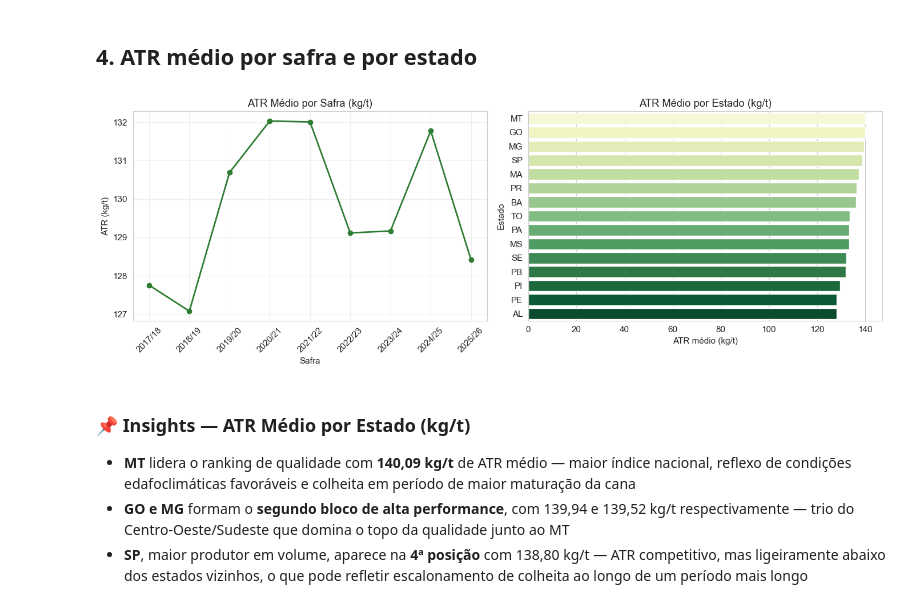
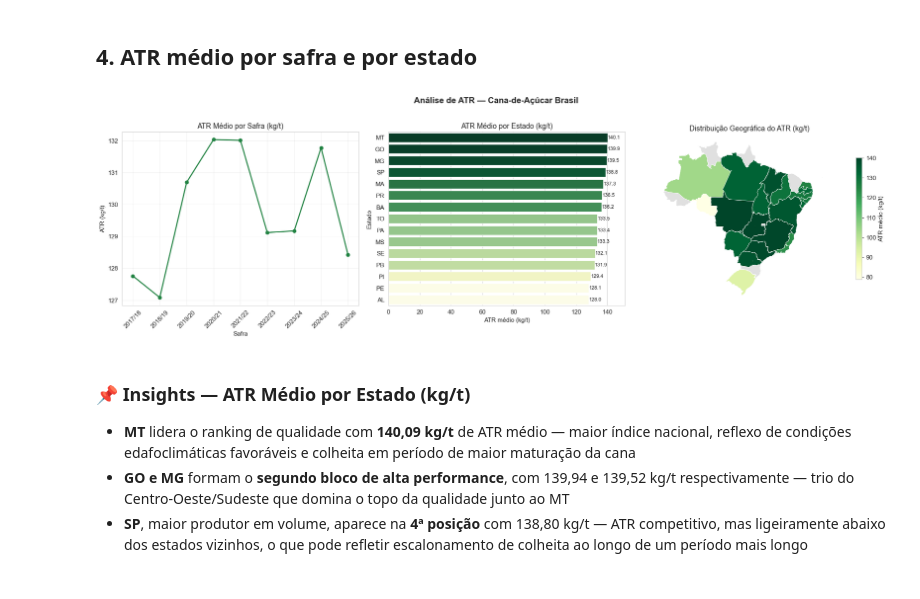
Before and after one commit to agnaldo-gonzaga/analise-producao-cana-conab, a Jupyter notebook: notebooks/03_vizualizacoes.ipynb, the cells around one changed output. Cells and saved outputs as stored; diff of their text form; code cells hidden in the pictures.

Commit message:
feat(viz): adiciona mapa choropleth ao painel de ATR médio por estado e atualiza dependências

```diff
--- a/notebooks/03_vizualizacoes.ipynb
+++ b/notebooks/03_vizualizacoes.ipynb
@@ -218,28 +222,79 @@ Image('../reports/figures/03_acucar_vs_etanol.png', width=800)
 # %% [markdown]
 ## 4. ATR médio por safra e por estado
 # %%
-atr_safra = df.groupby('ano_agricola')['produtcao_atr_kg_t'].mean().reset_index()
+# --- dados ---
+atr_safra  = df.groupby('ano_agricola')['produtcao_atr_kg_t'].mean().reset_index()
+atr_estado = df.groupby('uf')['produtcao_atr_kg_t'].mean().reset_index()
+atr_estado.columns = ['uf', 'atr_medio']
 
-fig, axes = plt.subplots(1, 2, figsize=(14, 5))
+# --- shapefile local ---
+gdf = gpd.read_file('../data/raw/BR_UF_2022.zip')
+gdf = gdf.merge(atr_estado, left_on='SIGLA_UF', right_on='uf', how='left')
 
-axes[0].plot(atr_safra['ano_agricola'], atr_safra['produtcao_atr_kg_t'], marker='o', color='#2e7d32', linewidth=2)
-axes[0].set_title('ATR Médio por Safra (kg/t)')
+# --- paleta de referência extraída do cmap YlGn ---
+cmap      = cm.get_cmap('YlGn')
+cor_linha = mcolors.to_hex(cmap(0.75))
+
+atr_top15  = atr_estado.sort_values('atr_medio', ascending=False).head(15)
+norm       = mcolors.Normalize(vmin=atr_top15['atr_medio'].min(),
+                               vmax=atr_top15['atr_medio'].max())
+cor_barras = [mcolors.to_hex(cmap(norm(v))) for v in atr_top15['atr_medio']]
+
+# --- layout ---
+fig, axes = plt.subplots(1, 3, figsize=(20, 6))
+
+# 1. Linha — ATR por safra
+axes[0].plot(
+    atr_safra['ano_agricola'], atr_safra['produtcao_atr_kg_t'],
+    marker='o', color=cor_linha, linewidth=2
+)
+axes[0].set_title('ATR Médio por Safra (kg/t)', fontsize=13)
 axes[0].set_xlabel('Safra')
 axes[0].set_ylabel('ATR (kg/t)')
 axes[0].tick_params(axis='x', rotation=45)
 axes[0].grid(True, alpha=0.3)
 
-atr_estado = df.groupby('uf')['produtcao_atr_kg_t'].mean().sort_values(ascending=False).head(15)
-sns.barplot(x=atr_estado.values, y=atr_estado.index, palette='YlGn', ax=axes[1])
-axes[1].set_title('ATR Médio por Estado (kg/t)')
+# 2. Barras — Top 15 estados
+bars = sns.barplot(
+    x='atr_medio', y='uf',
+    data=atr_top15,
+    palette=cor_barras,
+    ax=axes[1]
+)
+for bar, val in zip(bars.patches, atr_top15['atr_medio']):
+    axes[1].text(
+        bar.get_width() + 0.1, bar.get_y() + bar.get_height() / 2,
+        f'{val:.1f}', va='center', ha='left', fontsize=9
+    )
+axes[1].set_title('ATR Médio por Estado (kg/t)', fontsize=13)
 axes[1].set_xlabel('ATR médio (kg/t)')
 axes[1].set_ylabel('Estado')
+axes[1].set_xlim(right=atr_top15['atr_medio'].max() * 1.08)
 
+# 3. Mapa choropleth
+gdf.plot(
+    column='atr_medio',
+    cmap='YlGn',
+    linewidth=0.5,
+    edgecolor='white',
+    legend=True,
+    legend_kwds={
+        'label': 'ATR médio (kg/t)',
+        'orientation': 'vertical',
+        'shrink': 0.7,
+    },
+    missing_kwds={'color': '#e0e0e0', 'label': 'Sem dados'},
+    ax=axes[2]
+)
+axes[2].set_title('Distribuição Geográfica do ATR (kg/t)', fontsize=13)
+axes[2].axis('off')
+
+plt.suptitle('Análise de ATR — Cana-de-Açúcar Brasil', fontsize=15, fontweight='bold', y=1.02)
 plt.tight_layout()
 plt.savefig('../reports/figures/04_atr_analise.png', dpi=150, bbox_inches='tight')
 plt.show()
 # %% [output]
-[figure, old version]
+[figure, new version]
 # %% [markdown]
 ### 📌 Insights — ATR Médio por Estado (kg/t)
 
```
Also changed, not shown: parts of 1 cell of this notebook, 3 other files.
